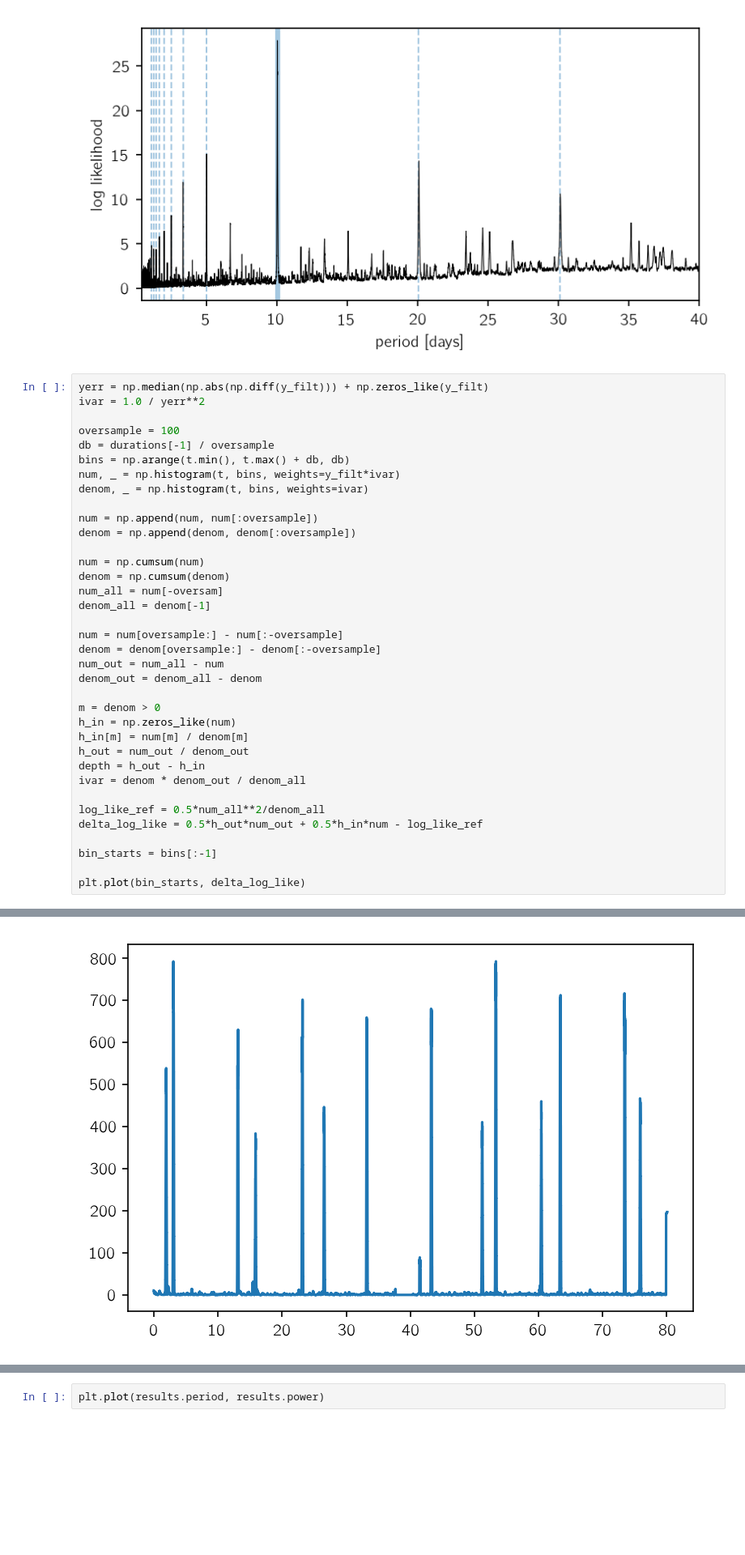
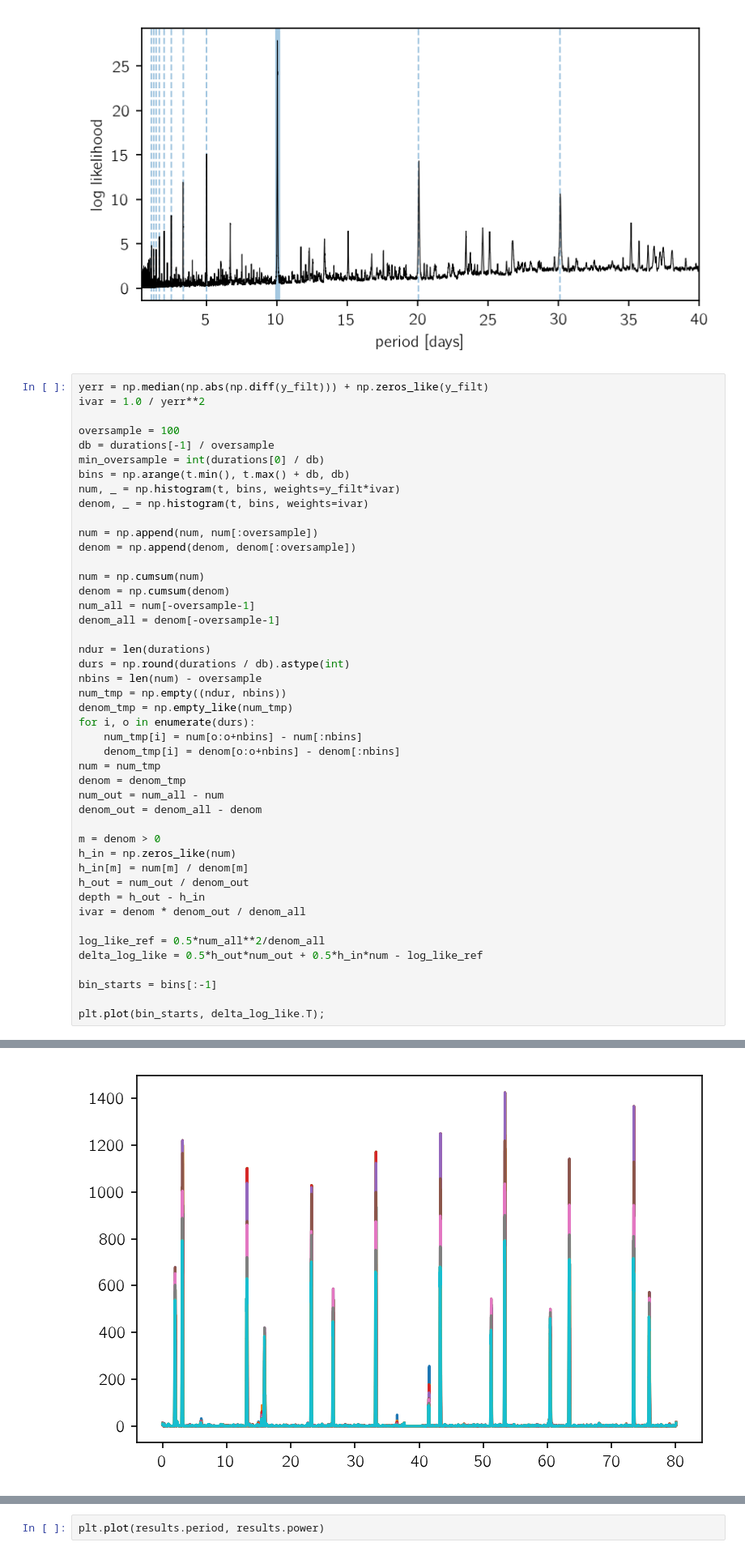
Before and after one commit to dfm/bls.py, a Jupyter notebook: refactor.ipynb, the cells around one changed output, grey strips where cells are left out. Shown: that part at 81% size. Drawn from its saved outputs; the diff is of its cells as text; blank space fills up the shorter version.

```diff
--- a/refactor.ipynb
+++ b/refactor.ipynb
@@ -124,6 +124,7 @@ ivar = 1.0 / yerr**2
 
 oversample = 100
 db = durations[-1] / oversample
+min_oversample = int(durations[0] / db)
 bins = np.arange(t.min(), t.max() + db, db)
 num, _ = np.histogram(t, bins, weights=y_filt*ivar)
 denom, _ = np.histogram(t, bins, weights=ivar)
@@ -133,11 +134,19 @@ denom = np.append(denom, denom[:oversample])
 
 num = np.cumsum(num)
 denom = np.cumsum(denom)
-num_all = num[-oversam]
-denom_all = denom[-1]
+num_all = num[-oversample-1]
+denom_all = denom[-oversample-1]
 
-num = num[oversample:] - num[:-oversample]
-denom = denom[oversample:] - denom[:-oversample]
+ndur = len(durations)
+durs = np.round(durations / db).astype(int)
+nbins = len(num) - oversample
+num_tmp = np.empty((ndur, nbins))
+denom_tmp = np.empty_like(num_tmp)
+for i, o in enumerate(durs):
+    num_tmp[i] = num[o:o+nbins] - num[:nbins]
+    denom_tmp[i] = denom[o:o+nbins] - denom[:nbins]
+num = num_tmp
+denom = denom_tmp
 num_out = num_all - num
 denom_out = denom_all - denom
 
@@ -153,5 +162,5 @@ delta_log_like = 0.5*h_out*num_out + 0.5*h_in*num - log_like_ref
 
 bin_starts = bins[:-1]
 
-plt.plot(bin_starts, delta_log_like)
+plt.plot(bin_starts, delta_log_like.T);
 # %% [output]
@@ -159 +167 @@ plt.plot(bin_starts, delta_log_like)
-[figure, old version]
+[figure, new version]
```
Also changed, not shown: parts of 8 cells of this notebook, 2 other files.
